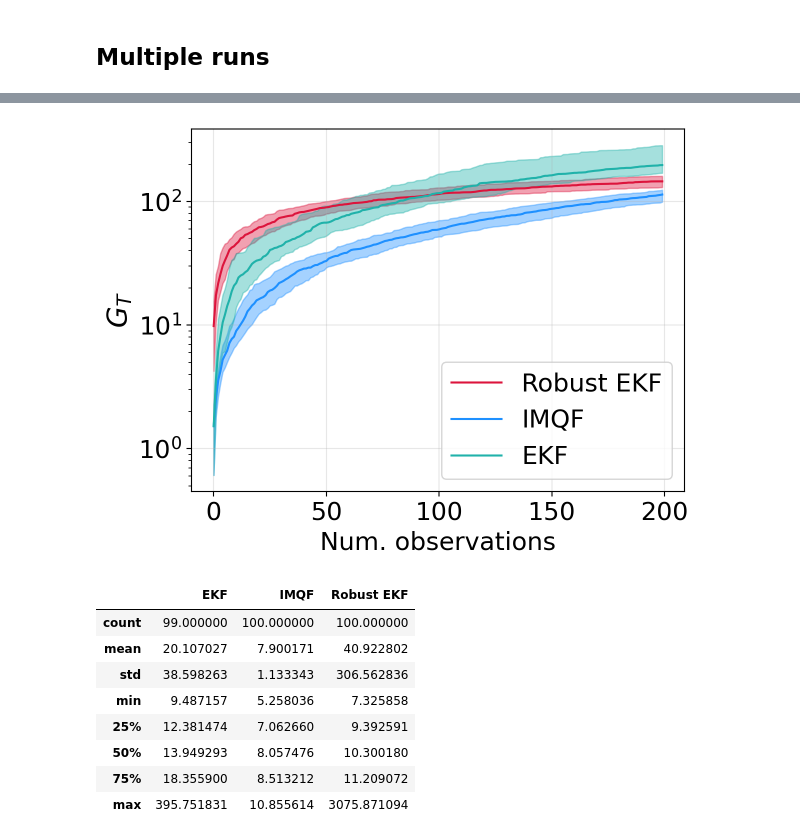
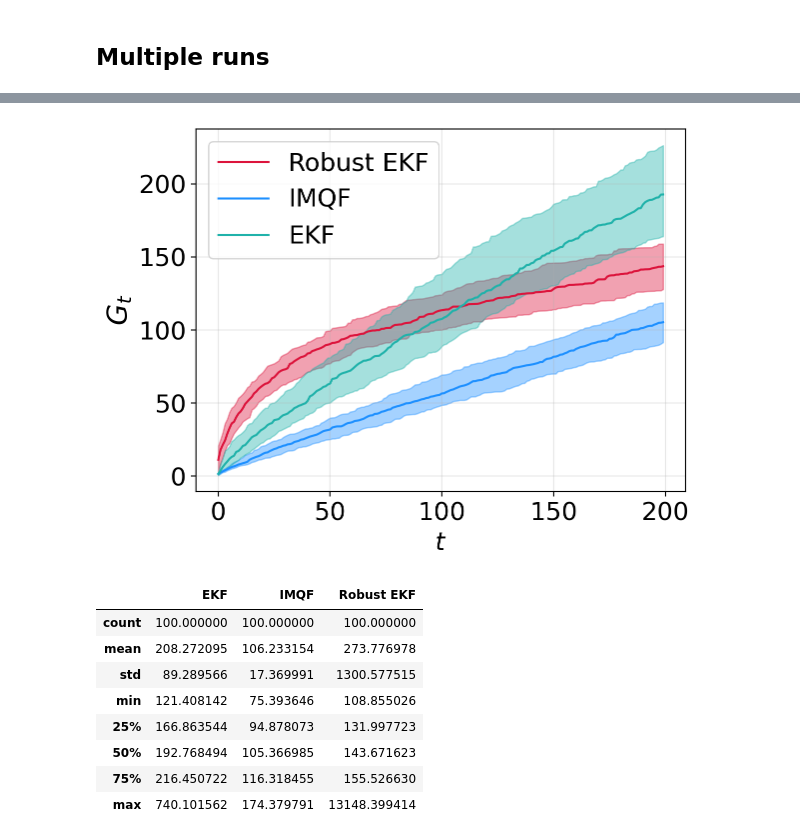
Before and after one commit to gerdm/weighted-likelihood-filter, a Jupyter notebook: experiments/online-mlp-training.ipynb, the cells around one changed output, grey strips where cells are left out. Drawn from its saved outputs; the diff is of its cells as text; code cells hidden in the pictures.

```diff
--- a/experiments/online-mlp-training.ipynb
+++ b/experiments/online-mlp-training.ipynb
@@ -170,7 +202,12 @@ plt.savefig("./figures/online-mlp-sample.pdf")
+# %%
+soft_threshold = bo.max["params"]["soft_threshold"]
+_, (agent_imq, bel_imq) = filter_imqf(soft_threshold)
+yhat_imq = agent_imq.link_fn(bel_imq.mean, xtest[:, None]).ravel()
 # %% [markdown]
 ## Multiple runs
 # %%
 ytest = f(xtest)
+n_obs = 200
 
 @partial(jax.vmap)
 @jax.jit
@@ -213,8 +250,7 @@ def sample_and_eval(key):
 # %%
 %%time
 n_sims = 100 # 150
-key = jax.random.PRNGKey(314)
-keys = jax.random.split(key, n_sims)
+keys = jax.random.split(key_eval, n_sims)
 results, errs_osa = sample_and_eval(keys)
 results = jax.tree_map(np.array, results)
 errs_osa = jax.tree_map(lambda x: np.array(x.squeeze()), errs_osa)
@@ -225,6 +261,6 @@ Wall time: 24.9 s
 # %%
 def running_mean(errs):
-    errs = errs[:, :]
+    errs = errs[:, 0:]
     _, nsteps = errs.shape
     # return np.power(errs, 2).cumsum(axis=1) / np.arange(1, nsteps + 1)[None]
     return jnp.sqrt(np.power(errs, 2).cumsum(axis=1))
@@ -233,31 +269,31 @@ errs_rmean = jax.tree_map(running_mean, errs_osa)
 # %%
 for method in cmap:
     plt.plot(np.nanquantile(errs_rmean[method], 0.5, axis=0), c=cmap[method], label=method)
     vmin, vmax = np.nanquantile(errs_rmean[method], [0.2, 0.8], axis=0)
     plt.fill_between(np.arange(len(vmin)), vmin, vmax, color=cmap[method], alpha=0.4)
 
-plt.yscale("log")
+# plt.yscale("log")
 plt.legend()
 plt.grid(alpha=0.3)
-plt.xlabel("Num. observations")
-plt.ylabel("$G_T$", fontsize=20)
+plt.xlabel("$t$")
+plt.ylabel("$G_t$", fontsize=20)
 plt.tight_layout()
 plt.savefig("./figures/online-mlp-osa-benchmark.pdf")
 # %% [output]
-[figure, old version]
+[figure, new version]
 # %%
-results_osa_df = jax.tree_map(lambda errs: jnp.sqrt(jnp.power(errs, 2).mean(axis=1)), errs_osa)
+results_osa_df = jax.tree_map(lambda errs: jnp.sqrt(jnp.power(errs, 2)[:, 0:].sum(axis=1)), errs_osa)
 results_osa_df = pd.DataFrame(results_osa_df)
 results_osa_df.describe()
 # %% [output]
 |  | EKF | IMQF | Robust EKF |
-| count | 99.000000 | 100.000000 | 100.000000 |
-| mean | 20.107027 | 7.900171 | 40.922802 |
-| std | 38.598263 | 1.133343 | 306.562836 |
-| min | 9.487157 | 5.258036 | 7.325858 |
-| 25% | 12.381474 | 7.062660 | 9.392591 |
-| 50% | 13.949293 | 8.057476 | 10.300180 |
-| 75% | 18.355900 | 8.513212 | 11.209072 |
-| max | 395.751831 | 10.855614 | 3075.871094 |
+| count | 100.000000 | 100.000000 | 100.000000 |
+| mean | 208.272095 | 106.233154 | 273.776978 |
+| std | 89.289566 | 17.369991 | 1300.577515 |
+| min | 121.408142 | 75.393646 | 108.855026 |
+| 25% | 166.863544 | 94.878073 | 131.997723 |
+| 50% | 192.768494 | 105.366985 | 143.671623 |
+| 75% | 216.450722 | 116.318455 | 155.526630 |
+| max | 740.101562 | 174.379791 | 13148.399414 |
 # %%
 sns.boxenplot(
```
Also changed, not shown: parts of 13 cells of this notebook.
